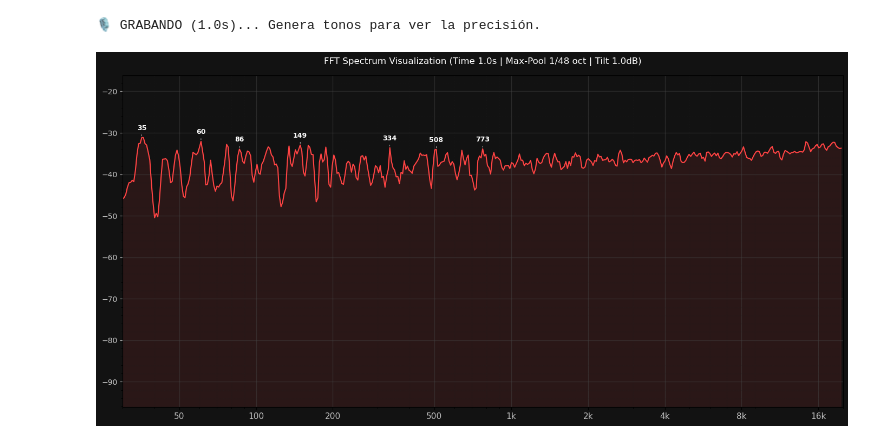
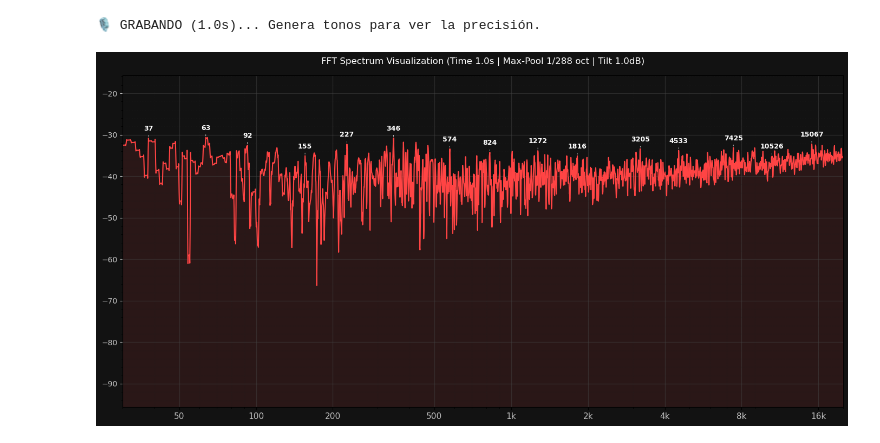
Before and after one commit to Jvnc0503/Open-Spectrum-Visualizer, a Jupyter notebook: notebook.ipynb, the cells around one changed output. Cells and saved outputs as stored; diff of their text form; code cells hidden in the pictures.

```diff
--- a/notebook.ipynb
+++ b/notebook.ipynb
@@ -89,7 +89,7 @@ FS = 44100
 DURATION = 1.0
 FFT_SIZE = 32768    # Ultra-resolución (1.3 Hz por bin) para graves perfectos
 TILT_DB = 1.0       # 3.0 es el estándar de 'Pink Noise Flat'
-BANDS_PER_OCTAVE = 48 # Resolución visual (1/48 octava detecta notas individuales)
+BANDS_PER_OCTAVE = 288 # Resolución visual (1/48 octava detecta notas individuales)
 
 # --- 1. GRABACIÓN ---
 print(f"🎙️ GRABANDO ({DURATION}s)... Genera tonos para ver la precisión.")
@@ -188,31 +188,31 @@ for i in peaks:
         ax.annotate(f"{int(freq_val)}", xy=(freq_val, db_val),
                      xytext=(0, 10), textcoords='offset points', ha='center',
                      color='white', fontsize=9, fontweight='bold',
                      arrowprops=dict(arrowstyle='-', color='white', lw=0.5))
 
 # CONFIGURACIÓN DE ESCALA HORIZONTAL (LA CLAVE)
 ax.set_xscale('log')
 ax.set_xlim(30, 20000)
 
 # Formateo manual de Ticks para imitar exactamente tu referencia
 ticks_major = [50, 100, 200, 500, 1000, 2000, 4000, 8000, 16000]
 ax.set_xticks(ticks_major)
 ax.get_xaxis().set_major_formatter(ScalarFormatter())
 ax.set_xticklabels(['50', '100', '200', '500', '1k', '2k', '4k', '8k', '16k'], color='silver', fontsize=11)
 
 # Grid "Audio Engineering"
 ax.grid(which='major', color='#444444', linestyle='-', linewidth=1.0, alpha=0.5)
 ax.grid(which='minor', color='#222222', linestyle=':', linewidth=0.8, alpha=0.3)
 ax.minorticks_on()
 
 # Ajuste Vertical Dinámico
 y_max = np.max(final_curve) + 15
 ax.set_ylim(y_max - 80, y_max)
 ax.tick_params(axis='y', colors='silver')
 
 plt.title(f"FFT Spectrum Visualization (Time {DURATION}s | Max-Pool 1/{BANDS_PER_OCTAVE} oct | Tilt {TILT_DB}dB)", color='white', pad=15)
 plt.tight_layout()
 plt.show()
 # %% [output]
 🎙️ GRABANDO (1.0s)... Genera tonos para ver la precisión.
-[figure, old version]
+[figure, new version]
```
